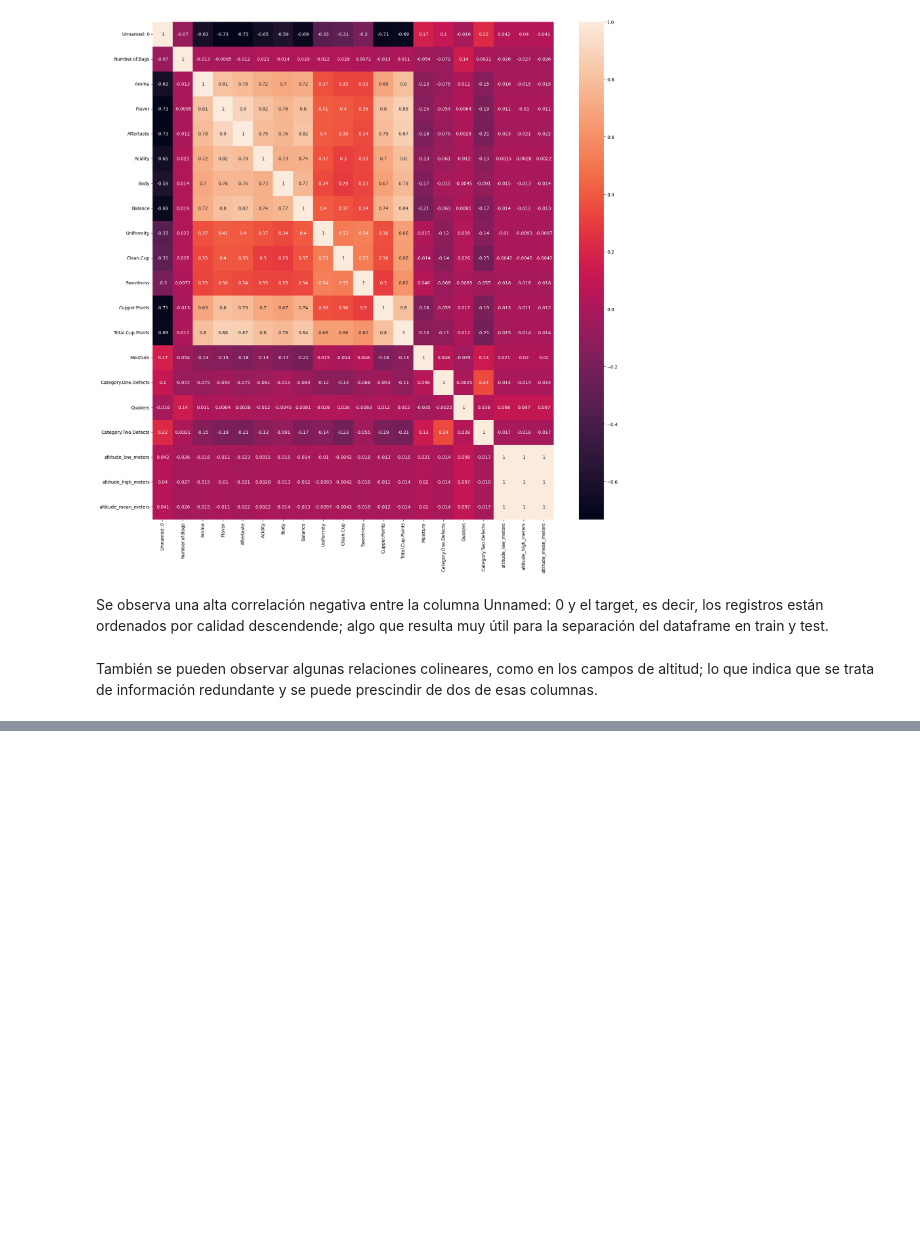
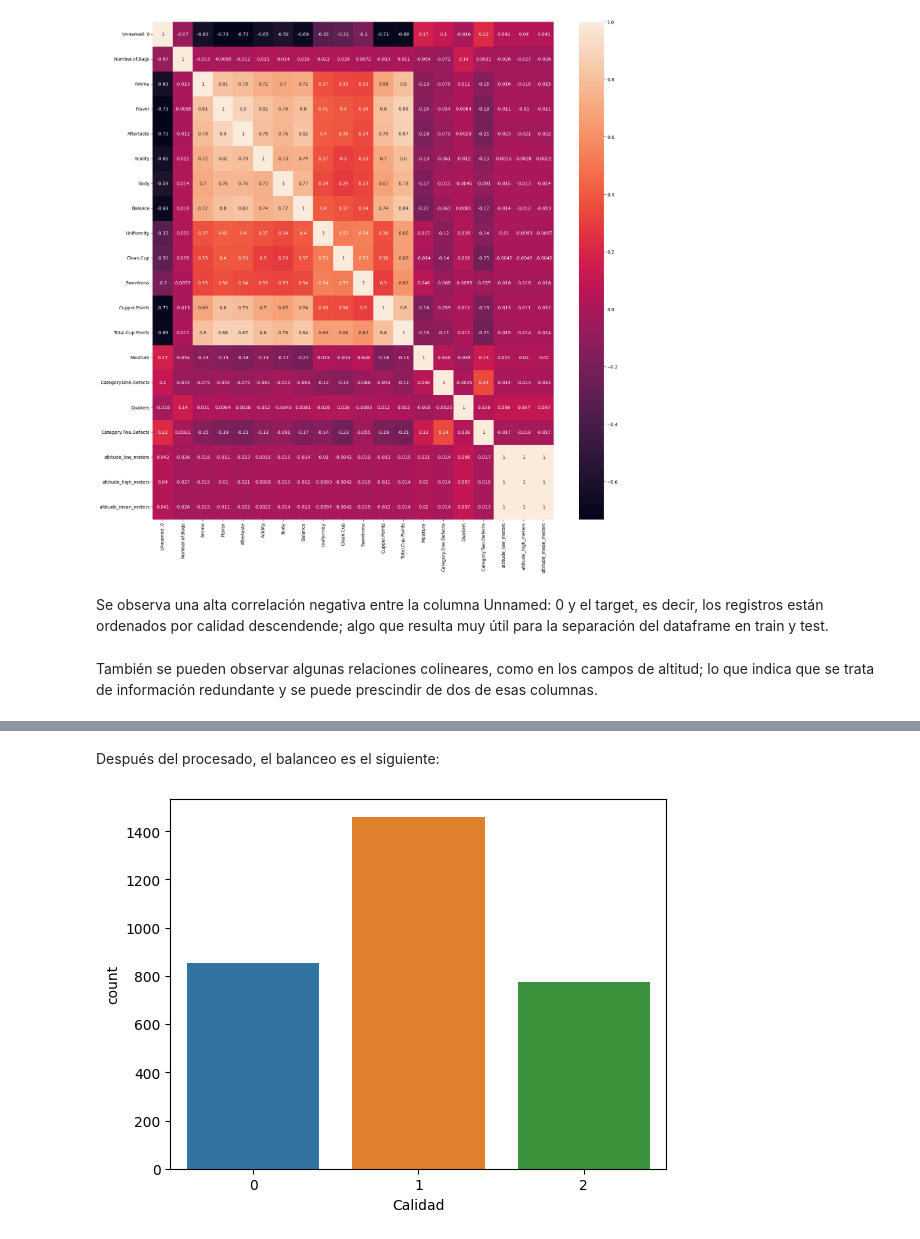
Before and after one commit to GiamoSalerno/Calidad_del_Cafe_ML, a Jupyter notebook: notebooks/01_EDA.ipynb, the cells around one changed output, grey strips where cells are left out. Cells and saved outputs as stored; diff of their text form; code cells hidden in the pictures; blank space fills up the shorter version.

```diff
--- a/notebooks/01_EDA.ipynb
+++ b/notebooks/01_EDA.ipynb
@@ -117,0 +151,7 @@ También se pueden observar algunas relaciones colineares, como en los campos de
+# %% [markdown]
+Después del procesado, el balanceo es el siguiente:
+# %%
+procesado = pd.read_csv('../data/processed/arabica_processed.csv')
+sns.countplot(data=procesado, x='Calidad');
+# %% [output]
+[figure, added]
```
Also changed, not shown: parts of 12 cells of this notebook, 4 other files.
